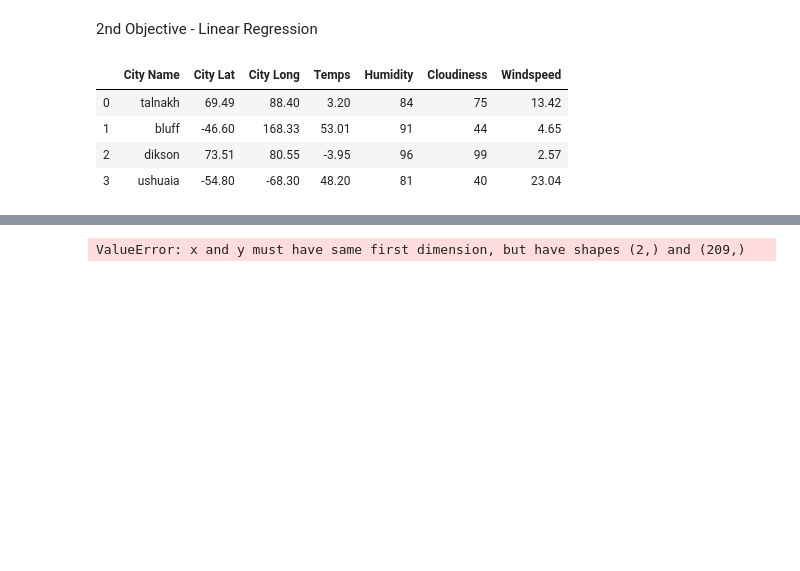
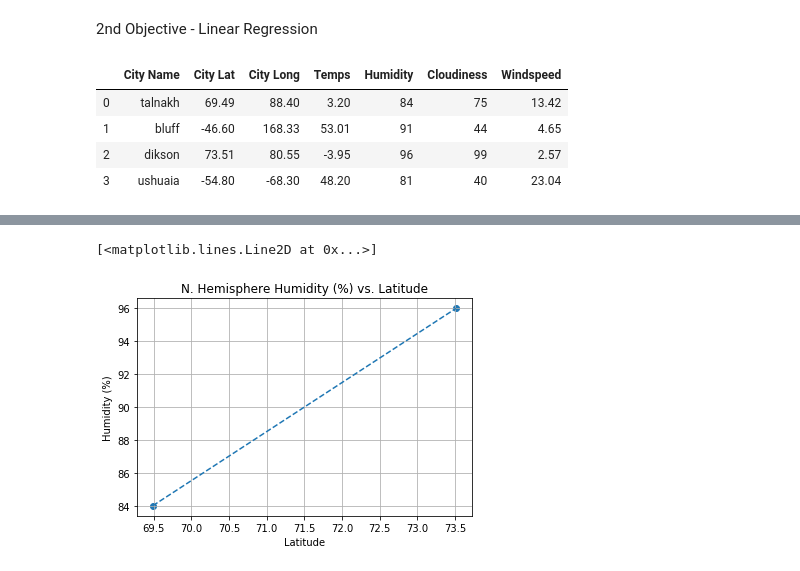
Before and after one commit to JKx2020/python-api-challenge, a Jupyter notebook: WeatherPy/weatherpy.ipynb, the cells around one changed output, grey strips where cells are left out. Drawn from its saved outputs; the diff is of its cells as text; code cells hidden in the pictures; blank space fills up the shorter version.

```diff
--- a/WeatherPy/weatherpy.ipynb
+++ b/WeatherPy/weatherpy.ipynb
@@ -249,12 +249,13 @@ vc_fit_nhumidity = vc_slope * n_cities_df["Humidity"] + vc_int
 # %%
 #* N. Hemisphere Humidity (%) vs. Latitude w linear regression
-plt.scatter(n_cities_df["Humidity"],n_cities_df["City Lat"], marker = "o")
+plt.scatter(n_cities_df["City Lat"], n_cities_df["Humidity"], marker = "o")
 plt.title("N. Hemisphere Humidity (%) vs. Latitude")
-plt.xlabel("Humidity (%)")
-plt.ylabel("Latitude")
+plt.ylabel("Humidity (%)")
+plt.xlabel("Latitude")
 plt.grid(True)
-plt.plot(n_cities_df["Humidity"],vc_fit_humidity,"--")
+plt.plot(n_cities_df["City Lat"],vc_fit,"--")
 # %% [output]
-ValueError: x and y must have same first dimension, but have shapes (2,) and (209,)
+[<matplotlib.lines.Line2D at 0x...>]
+[figure, added]
 # %%
 #Linear regression on Southern Hemisphere - Humidity (%) vs. Latitude
```
Also changed, not shown: parts of 15 cells of this notebook.
